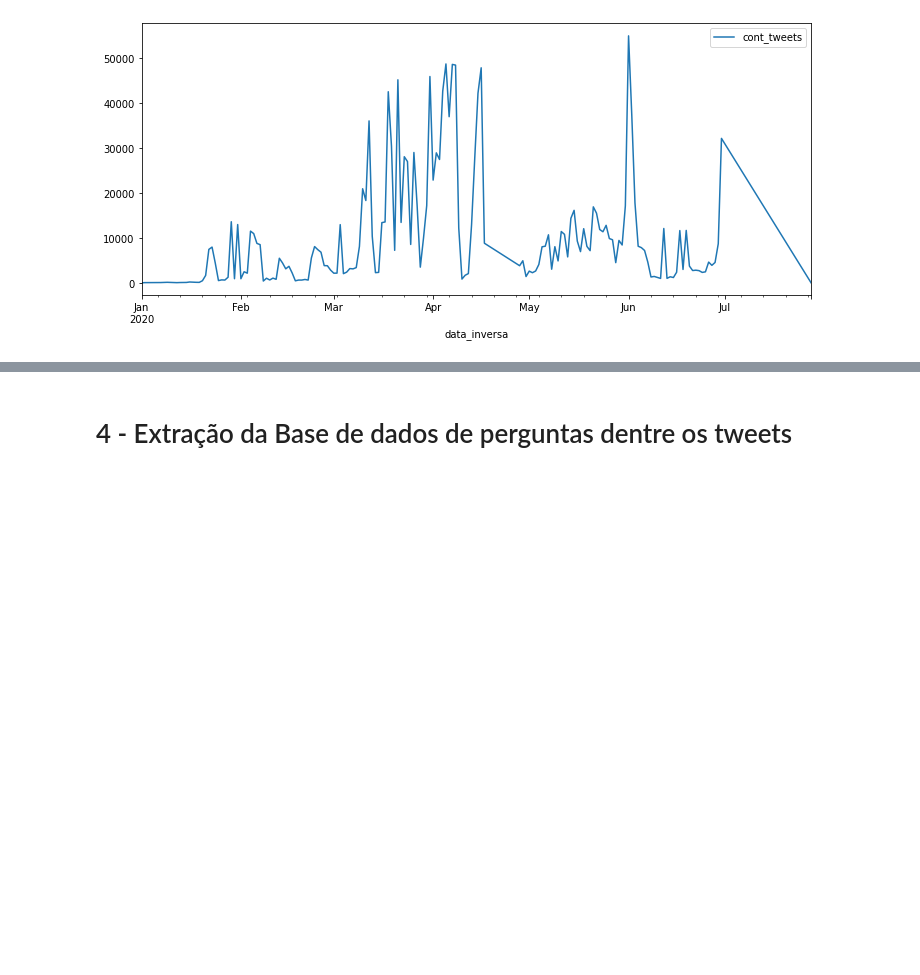
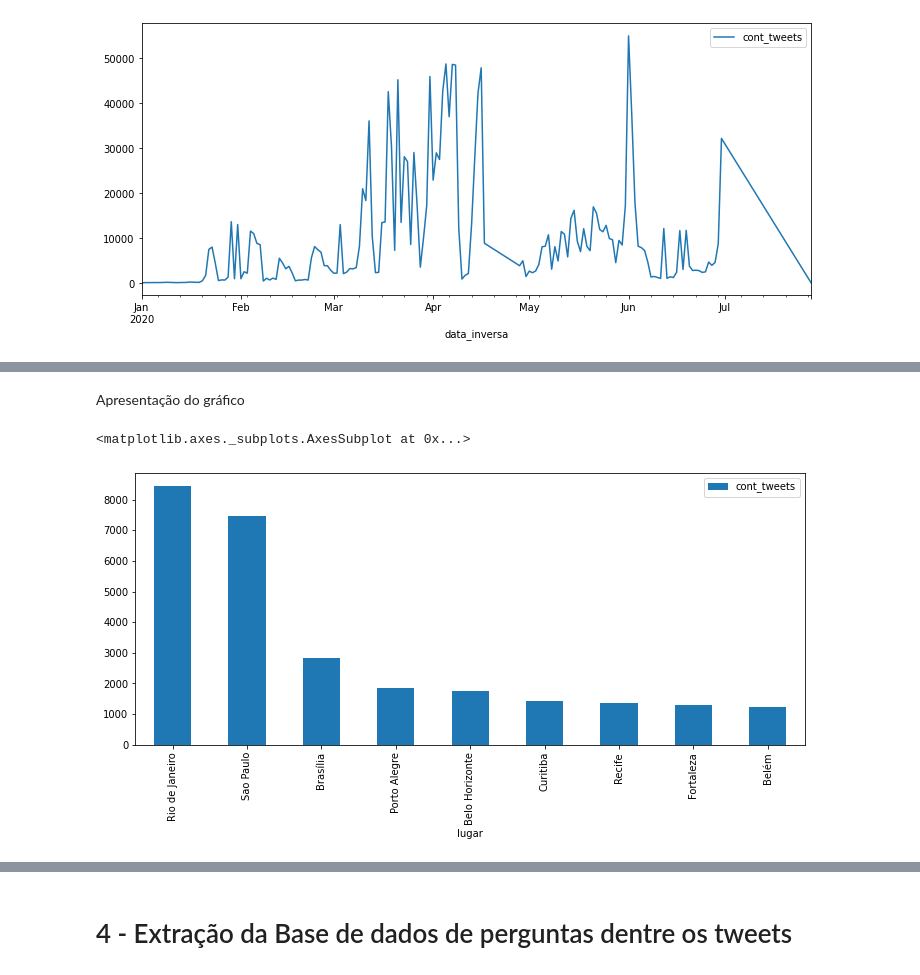
Before and after one commit to lln-cid20/prog-ciencia-dados, a Jupyter notebook: trabalho_final.ipynb, the cells around one changed output, grey strips where cells are left out. Saved outputs shown, nothing was run; the diff lists cells and outputs as text; code cells hidden in the pictures; blank space fills up the shorter version.

```diff
--- a/trabalho_final.ipynb
+++ b/trabalho_final.ipynb
@@ -126,0 +99,5 @@ dados_sumario.plot(figsize=(12,5))
+# %%
+dados_cidades = dados['lugar'].groupby(dados['lugar']).agg('count').to_frame()
+dados_cidades.columns = ['cont_tweets']
+
+dados_cidades = dados_cidades.sort_values(['cont_tweets','lugar'], ascending=False)
@@ -126,0 +123,4 @@ dados_sumario.plot(figsize=(12,5))
+# %%
+dados_cidades = dados_cidades[0:9]
+
+print(dados_cidades.count)
@@ -126,0 +139,7 @@ dados_sumario.plot(figsize=(12,5))
+# %% [markdown]
+Apresentação do gráfico
+# %%
+dados_cidades.plot(kind= 'bar',figsize=(12,5))
+# %% [output]
+<matplotlib.axes._subplots.AxesSubplot at 0x...>
+[figure, added]
```
Also changed, not shown: parts of 32 cells of this notebook.
